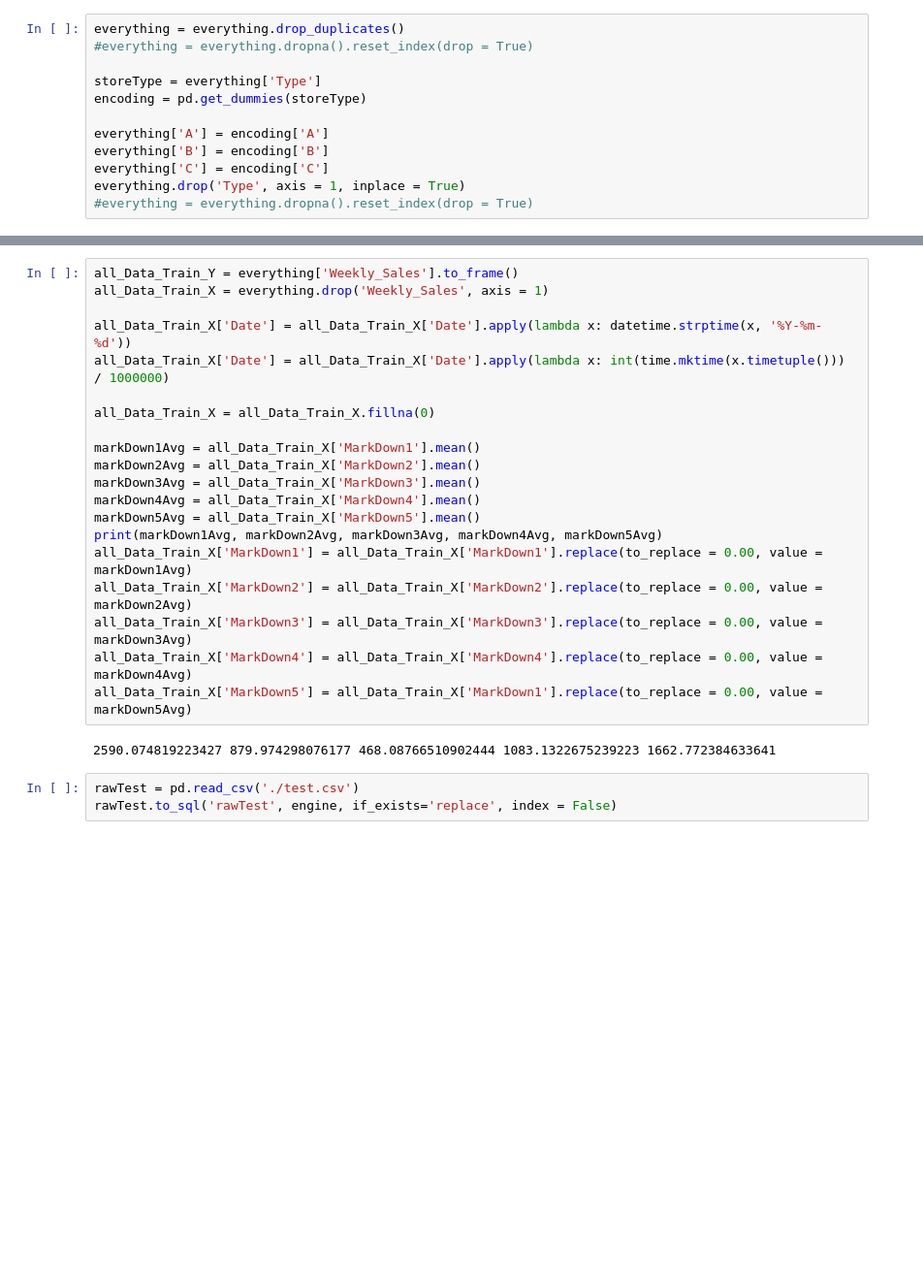
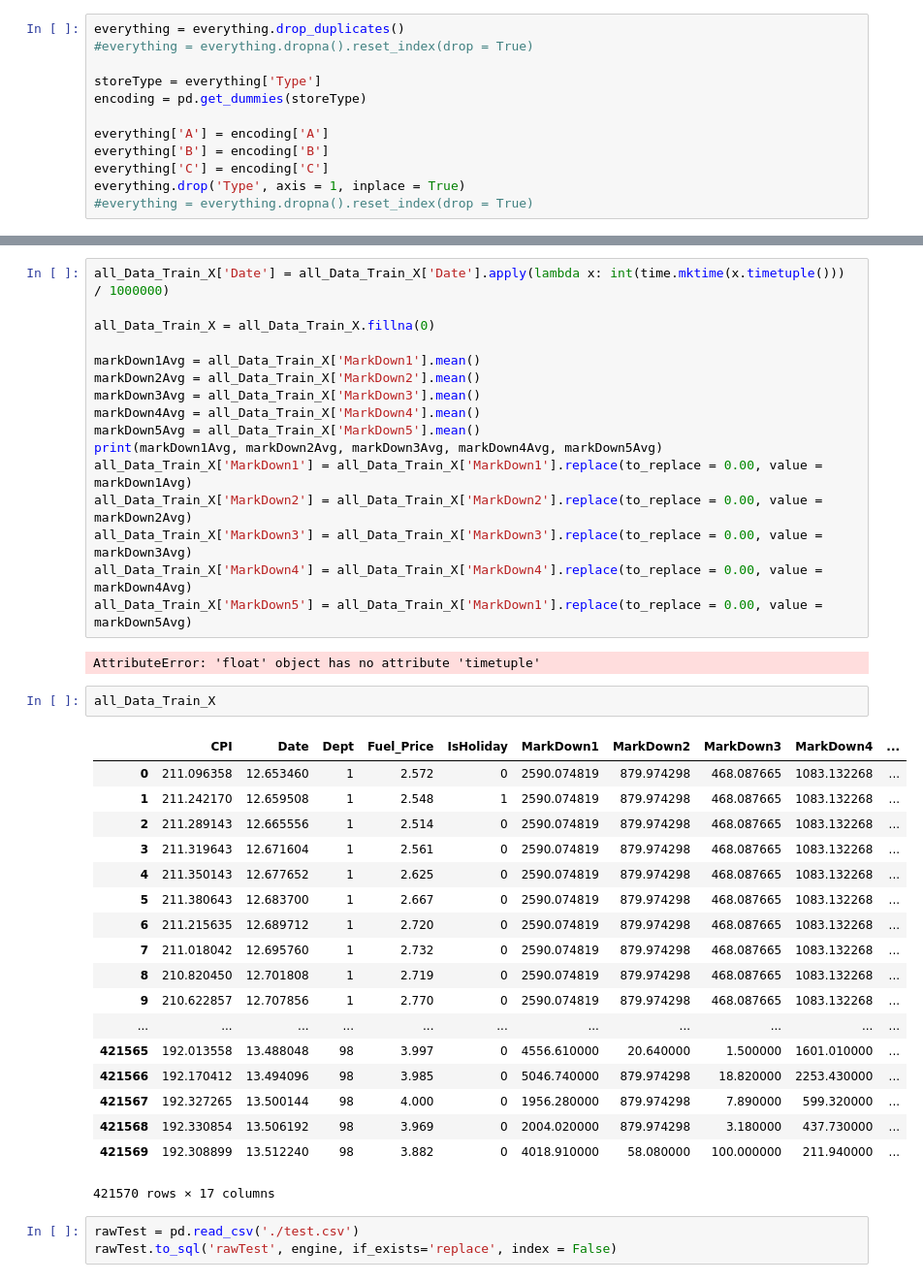
Before and after one commit to CraigFan96/CIS545, a Jupyter notebook: cleanData.ipynb, the cells around one changed output, grey strips where cells are left out. Shown at 97% size. Drawn from its saved outputs; the diff is of its cells as text; blank space fills up the shorter version.

```diff
--- a/cleanData.ipynb
+++ b/cleanData.ipynb
@@ -141,8 +172,4 @@ everything.drop('Type', axis = 1, inplace = True)
 # %%
-all_Data_Train_Y = everything['Weekly_Sales'].to_frame()
-all_Data_Train_X = everything.drop('Weekly_Sales', axis = 1)
-
-all_Data_Train_X['Date'] = all_Data_Train_X['Date'].apply(lambda x: datetime.strptime(x, '%Y-%m-%d'))
 all_Data_Train_X['Date'] = all_Data_Train_X['Date'].apply(lambda x: int(time.mktime(x.timetuple())) / 1000000)
 
 all_Data_Train_X = all_Data_Train_X.fillna(0)
@@ -159,7 +186,28 @@ all_Data_Train_X['MarkDown3'] = all_Data_Train_X['MarkDown3'].replace(to_replace
 all_Data_Train_X['MarkDown4'] = all_Data_Train_X['MarkDown4'].replace(to_replace = 0.00, value = markDown4Avg)
 all_Data_Train_X['MarkDown5'] = all_Data_Train_X['MarkDown1'].replace(to_replace = 0.00, value = markDown5Avg)
 # %% [output]
-2590.074819223427 879.974298076177 468.08766510902444 1083.1322675239223 1662.772384633641
+AttributeError: 'float' object has no attribute 'timetuple'
+# %%
+all_Data_Train_X
+# %% [output]
+|  | CPI | Date | Dept | Fuel_Price | IsHoliday | MarkDown1 | MarkDown2 | MarkDown3 | MarkDown4 | ... |
+| 0 | 211.096358 | 12.653460 | 1 | 2.572 | 0 | 2590.074819 | 879.974298 | 468.087665 | 1083.132268 | ... |
+| 1 | 211.242170 | 12.659508 | 1 | 2.548 | 1 | 2590.074819 | 879.974298 | 468.087665 | 1083.132268 | ... |
+| 2 | 211.289143 | 12.665556 | 1 | 2.514 | 0 | 2590.074819 | 879.974298 | 468.087665 | 1083.132268 | ... |
+| 3 | 211.319643 | 12.671604 | 1 | 2.561 | 0 | 2590.074819 | 879.974298 | 468.087665 | 1083.132268 | ... |
+| 4 | 211.350143 | 12.677652 | 1 | 2.625 | 0 | 2590.074819 | 879.974298 | 468.087665 | 1083.132268 | ... |
+| 5 | 211.380643 | 12.683700 | 1 | 2.667 | 0 | 2590.074819 | 879.974298 | 468.087665 | 1083.132268 | ... |
+| 6 | 211.215635 | 12.689712 | 1 | 2.720 | 0 | 2590.074819 | 879.974298 | 468.087665 | 1083.132268 | ... |
+| 7 | 211.018042 | 12.695760 | 1 | 2.732 | 0 | 2590.074819 | 879.974298 | 468.087665 | 1083.132268 | ... |
+| 8 | 210.820450 | 12.701808 | 1 | 2.719 | 0 | 2590.074819 | 879.974298 | 468.087665 | 1083.132268 | ... |
+| 9 | 210.622857 | 12.707856 | 1 | 2.770 | 0 | 2590.074819 | 879.974298 | 468.087665 | 1083.132268 | ... |
+| ... | ... | ... | ... | ... | ... | ... | ... | ... | ... | ... |
+| 421565 | 192.013558 | 13.488048 | 98 | 3.997 | 0 | 4556.610000 | 20.640000 | 1.500000 | 1601.010000 | ... |
+| 421566 | 192.170412 | 13.494096 | 98 | 3.985 | 0 | 5046.740000 | 879.974298 | 18.820000 | 2253.430000 | ... |
+| 421567 | 192.327265 | 13.500144 | 98 | 4.000 | 0 | 1956.280000 | 879.974298 | 7.890000 | 599.320000 | ... |
+| 421568 | 192.330854 | 13.506192 | 98 | 3.969 | 0 | 2004.020000 | 879.974298 | 3.180000 | 437.730000 | ... |
+| 421569 | 192.308899 | 13.512240 | 98 | 3.882 | 0 | 4018.910000 | 58.080000 | 100.000000 | 211.940000 | ... |
+421570 rows × 17 columns
 # %%
 rawTest = pd.read_csv('./test.csv')
 rawTest.to_sql('rawTest', engine, if_exists='replace', index = False)
```
Also changed, not shown: parts of 3 cells of this notebook.
